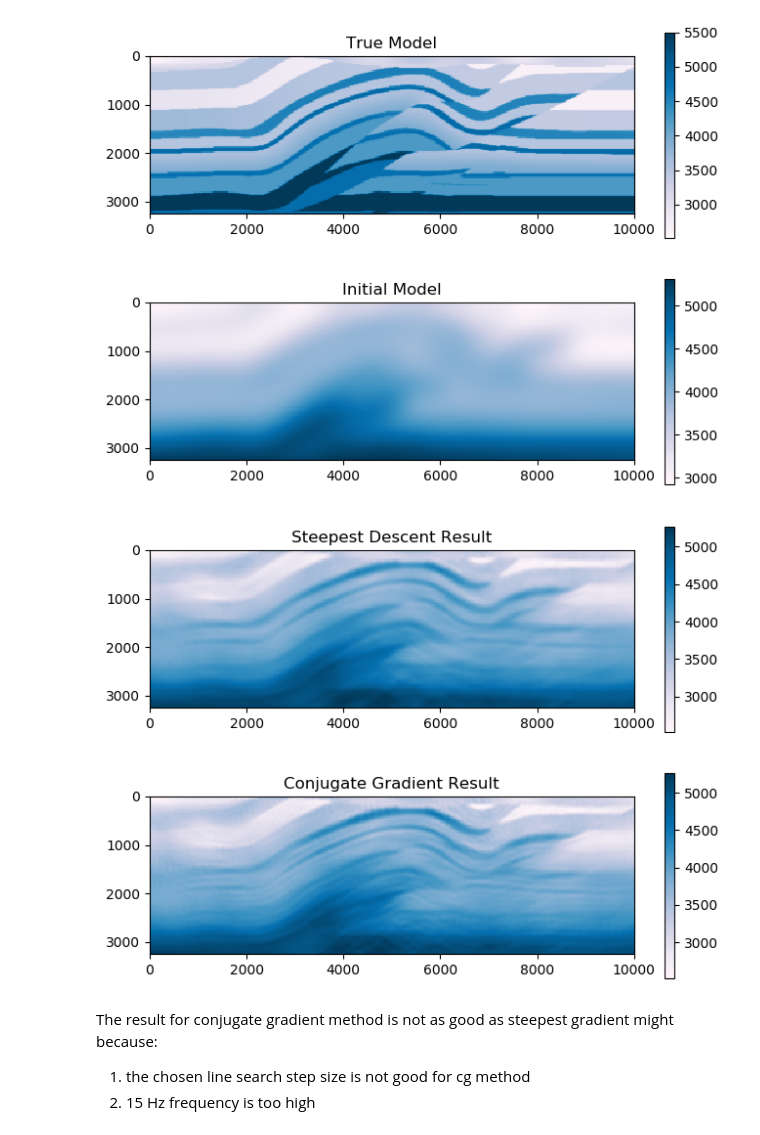
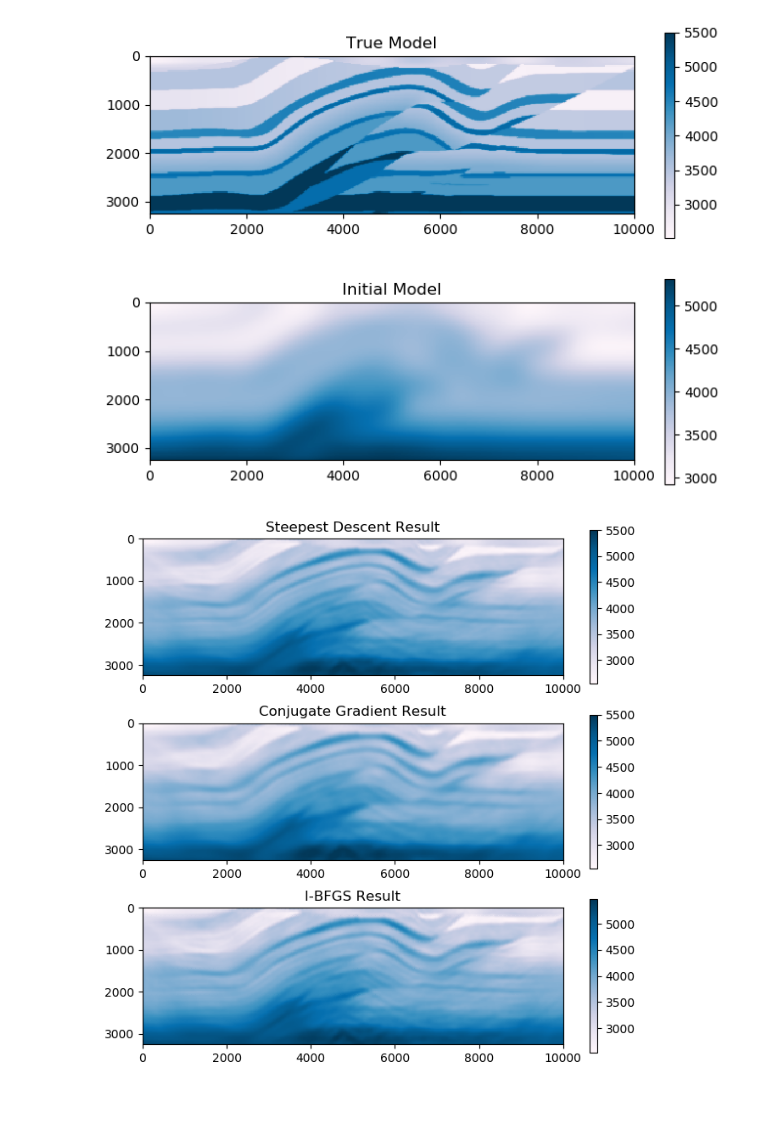
Before and after one commit to zzar43/FWI_fre, a Jupyter notebook: demonstration.ipynb, the cells around one changed output. Saved outputs shown, nothing was run; the diff lists cells and outputs as text; code cells hidden in the pictures; blank space fills up the shorter version.

Commit message:
add lbfgs result

```diff
--- a/demonstration.ipynb
+++ b/demonstration.ipynb
@@ -53,11 +53,11 @@ PyObject <matplotlib.legend.Legend object at 0x...>
 - Source: 81 sources, on second line, space 125 (m)
 - Receiver: 401 receivers, on second line, space 25 (m)
 # %%
-@load "overthrust_small_result_sg.jld2"
-@load "overthrust_small_result.jld2"
-@load "data/overthrust_small.jld2" vel_true vel_init acq_fre
+# @load "result_sd.jld2"
+# @load "result_cg.jld2"
+@load "data/overthrust_small.jld2" vel_true vel_init conf
 
-h = acq_fre.h; Nx = acq_fre.Nx; Ny = acq_fre.Ny;
+h = conf.h; Nx = conf.Nx; Ny = conf.Ny;
 x = linspace(0,(Nx-1)*h,Nx);
 y = linspace(0,(Ny-1)*h,Ny);
 
@@ -71,16 +71,18 @@ gca()[:invert_yaxis]()
 # %% [output]
 [figure]
 # %%
-fig = figure("Model", figsize=(8,6))
-ax = fig[:add_subplot](2,1,1)
-pcolormesh(x,y,vel_sg',cmap="PuBu"); colorbar(); title("Steepest Descent Result"); axis("scaled");
+@load "result_sd.jld2"
+fig = figure("Model", figsize=(8,8))
+ax = fig[:add_subplot](3,1,1)
+pcolormesh(x,y,reshape(vel_new,Nx,Ny)',cmap="PuBu"); colorbar(); title("Steepest Descent Result"); axis("scaled");
 gca()[:invert_yaxis]()
-ax = fig[:add_subplot](2,1,2)
-pcolormesh(x,y,vel_cg',cmap="PuBu"); colorbar(); title("Conjugate Gradient Result"); axis("scaled");
+@load "result_cg.jld2"
+ax = fig[:add_subplot](3,1,2)
+pcolormesh(x,y,reshape(vel_new,Nx,Ny)',cmap="PuBu"); colorbar(); title("Conjugate Gradient Result"); axis("scaled");
 gca()[:invert_yaxis]()
+@load "result_lbfgs.jld2"
+ax = fig[:add_subplot](3,1,3)
+pcolormesh(x,y,reshape(vel_new,Nx,Ny)',cmap="PuBu"); colorbar(); title("l-BFGS Result"); axis("scaled");
+gca()[:invert_yaxis]()
 # %% [output]
-[figure, old version]
+[figure, new version]
-# %% [markdown]
-The result for conjugate gradient method is not as good as steepest gradient might because:
-1. the chosen line search step size is not good for cg method
-2. 15 Hz frequency is too high
```
